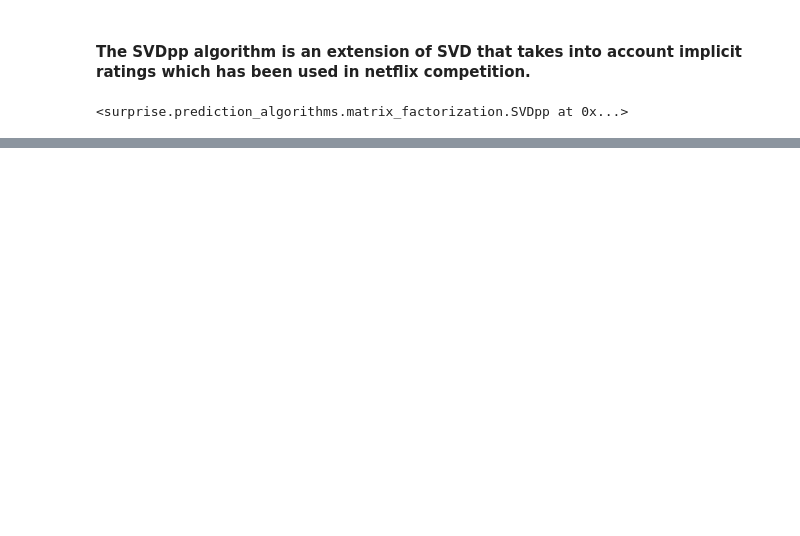
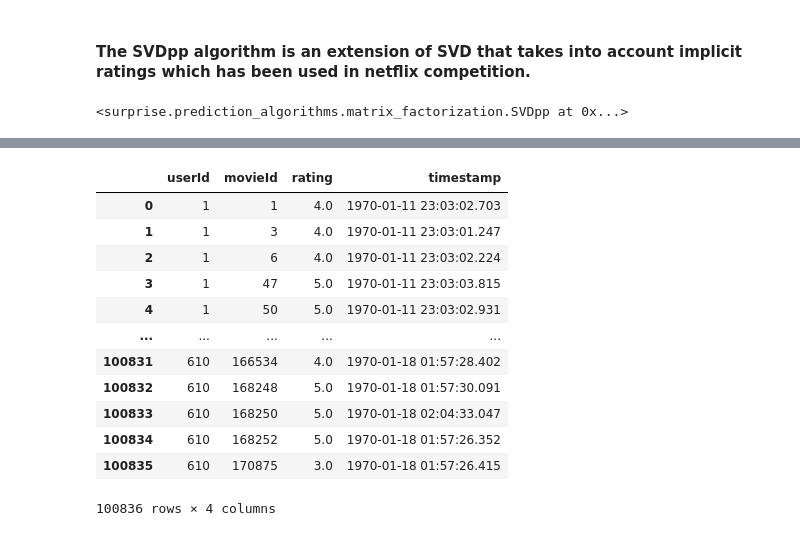
Before and after one commit to kimhkh/movieRecommendationSystem, a Jupyter notebook: MRS_repo/notebooks/movie_recommendation_system_python.ipynb, the cells around one changed output, grey strips where cells are left out. Drawn from its saved outputs; the diff is of its cells as text; code cells hidden in the pictures; blank space fills up the shorter version.

```diff
--- a/MRS_repo/notebooks/movie_recommendation_system_python.ipynb
+++ b/MRS_repo/notebooks/movie_recommendation_system_python.ipynb
@@ -154,0 +205,16 @@ U, S, V = np.linalg.svd(A)
+# %%
+df_rating
+# %% [output]
+|  | userId | movieId | rating | timestamp |
+| 0 | 1 | 1 | 4.0 | 1970-01-11 23:03:02.703 |
+| 1 | 1 | 3 | 4.0 | 1970-01-11 23:03:01.247 |
+| 2 | 1 | 6 | 4.0 | 1970-01-11 23:03:02.224 |
+| 3 | 1 | 47 | 5.0 | 1970-01-11 23:03:03.815 |
+| 4 | 1 | 50 | 5.0 | 1970-01-11 23:03:02.931 |
+| ... | ... | ... | ... | ... |
+| 100831 | 610 | 166534 | 4.0 | 1970-01-18 01:57:28.402 |
+| 100832 | 610 | 168248 | 5.0 | 1970-01-18 01:57:30.091 |
+| 100833 | 610 | 168250 | 5.0 | 1970-01-18 02:04:33.047 |
+| 100834 | 610 | 168252 | 5.0 | 1970-01-18 01:57:26.352 |
+| 100835 | 610 | 170875 | 3.0 | 1970-01-18 01:57:26.415 |
+100836 rows × 4 columns
```
Also changed, not shown: parts of 31 cells of this notebook, 35 other files.
